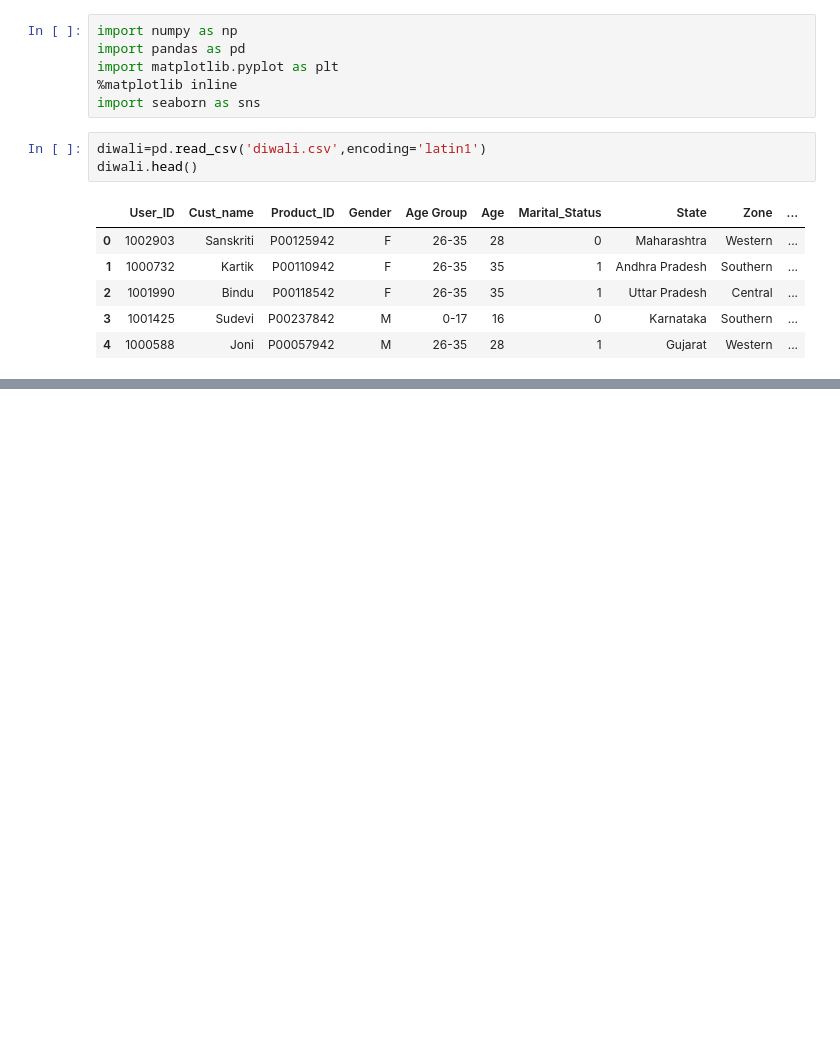
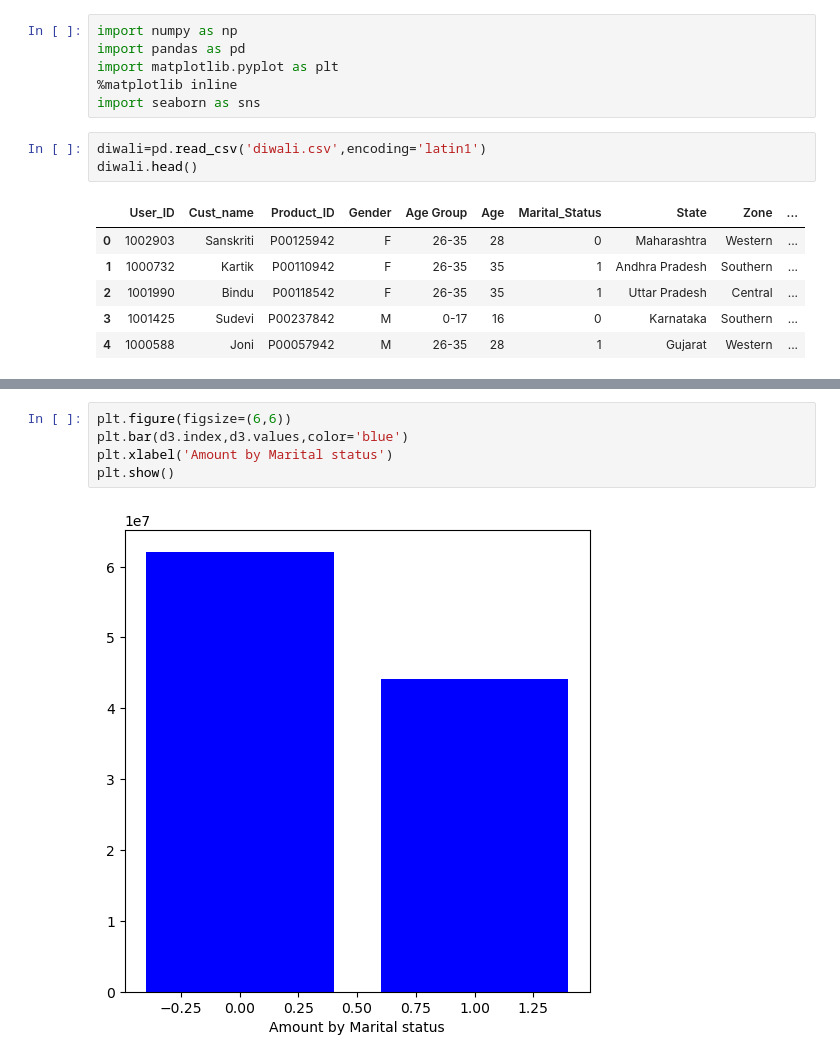
Before and after one commit to sulavg50-ux/Self_data_analysis, a Jupyter notebook: diwali.ipynb, the cells around one changed output, grey strips where cells are left out. Drawn from its saved outputs; the diff is of its cells as text; blank space fills up the shorter version.

```diff
--- a/diwali.ipynb
+++ b/diwali.ipynb
@@ -93,0 +125,7 @@ plt.show()
+# %%
+plt.figure(figsize=(6,6))
+plt.bar(d3.index,d3.values,color='blue')
+plt.xlabel('Amount by Marital status')
+plt.show()
+# %% [output]
+[figure, added]
```
Also changed, not shown: parts of 28 cells of this notebook.
